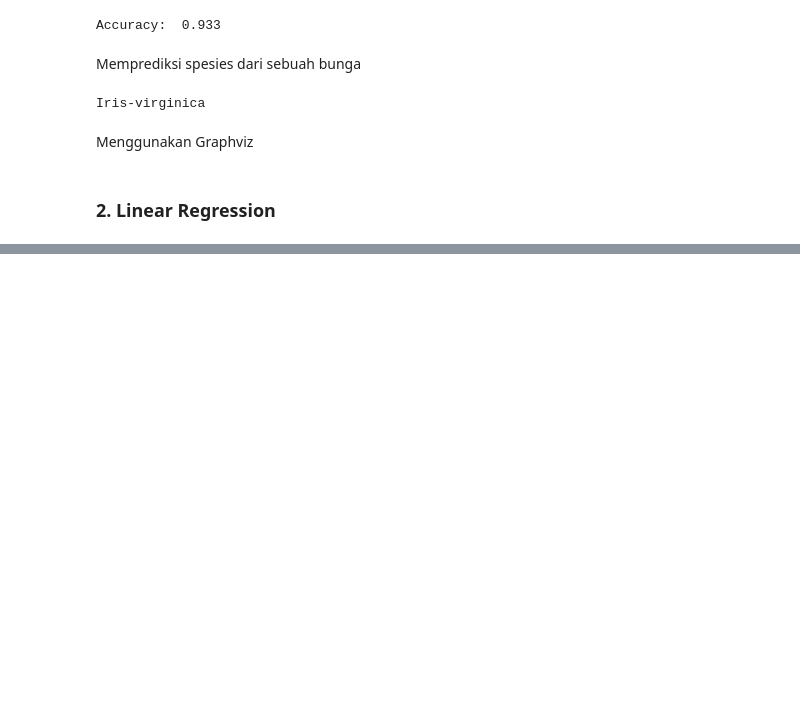
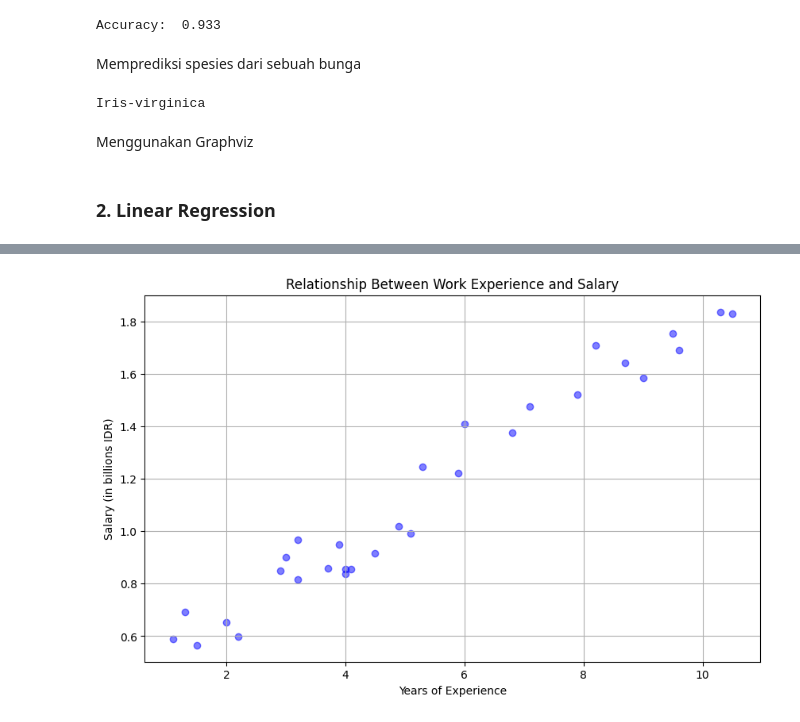
Before and after one commit to Radityaz/2025_AI_TI1B, a Jupyter notebook: RikoAdityaZaki_AI_08.ipynb, the cells around one changed output, grey strips where cells are left out. Saved outputs shown, nothing was run; the diff lists cells and outputs as text; code cells hidden in the pictures; blank space fills up the shorter version.

```diff
--- a/RikoAdityaZaki_AI_08.ipynb
+++ b/RikoAdityaZaki_AI_08.ipynb
@@ -90,0 +303,79 @@ export_graphviz(
+# %%
+# Import necessary libraries
+import numpy as np
+import pandas as pd
+import matplotlib.pyplot as plt
+from sklearn.model_selection import train_test_split
+from sklearn.linear_model import LinearRegression
+from sklearn.metrics import mean_squared_error, r2_score
+
+# Load the dataset
+data = pd.read_csv('Data_Gaji.csv', delimiter=';')
+
+# Display basic information about the dataset
+print("Dataset Info:")
+print(data.info())
+print("\nDescriptive Statistics:")
+print(data.describe())
+
+# Visualize the relationship between work experience and salary
+plt.figure(figsize=(10, 6))
+plt.scatter(data['Tahun_Pengalaman'], data['Gaji']/1e9, color='blue', alpha=0.5)
+plt.title('Relationship Between Work Experience and Salary')
+plt.xlabel('Years of Experience')
+plt.ylabel('Salary (in billions IDR)')
+plt.grid(True)
+plt.show()
+
+# Prepare data for modeling
+X = data['Tahun_Pengalaman'].values.reshape(-1, 1)  # Features (2D array)
+y = data['Gaji'].values  # Target
+
+# Split data into training (80%) and test (20%) sets
+X_train, X_test, y_train, y_test = train_test_split(X, y, test_size=0.2, random_state=42)
+
+# Create and train the Linear Regression model
+model = LinearRegression()
+model.fit(X_train, y_train)
+
+# Make predictions on the test set
+y_pred = model.predict(X_test)
+
+# Evaluate the model
+mse = mean_squared_error(y_test, y_pred)
+r2 = r2_score(y_test, y_pred)
+
+print("\nModel Evaluation:")
+print(f"Coefficient (slope): {model.coef_[0]:.2f}")
+print(f"Intercept: {model.intercept_:.2f}")
+print(f"Mean Squared Error (MSE): {mse:.2f}")
+print(f"R-squared (R²): {r2:.4f}")
+
+# Visualize the regression line and predictions
+plt.figure(figsize=(12, 6))
+
+# Plot training data
+plt.scatter(X_train, y_train/1e9, color='blue', label='Training Data', alpha=0.5)
+
+# Plot test data
+plt.scatter(X_test, y_test/1e9, color='green', label='Test Data', alpha=0.5)
+
+# Plot regression line
+regression_line = model.predict(X)
+plt.plot(X, regression_line/1e9, color='red', linewidth=2, label='Regression Line')
+
+plt.title('Linear Regression: Salary Prediction')
+plt.xlabel('Years of Experience')
+plt.ylabel('Salary (in billions IDR)')
+plt.legend()
+plt.grid(True)
+plt.show()
+
+# Predict salary for new experience values
+new_experiences = np.array([[2.5], [5.5], [8.0], [11.0]])
+predicted_salaries = model.predict(new_experiences)
+
+print("\nSalary Predictions for New Experience Values:")
+for exp, salary in zip(new_experiences, predicted_salaries):
+    print(f"{exp[0]} years: Rp {salary/1e6:.2f} million")
+# %% [output]
@@ -90,0 +399 @@ export_graphviz(
+[figure, added]
```
Also changed, not shown: parts of 20 cells of this notebook.
